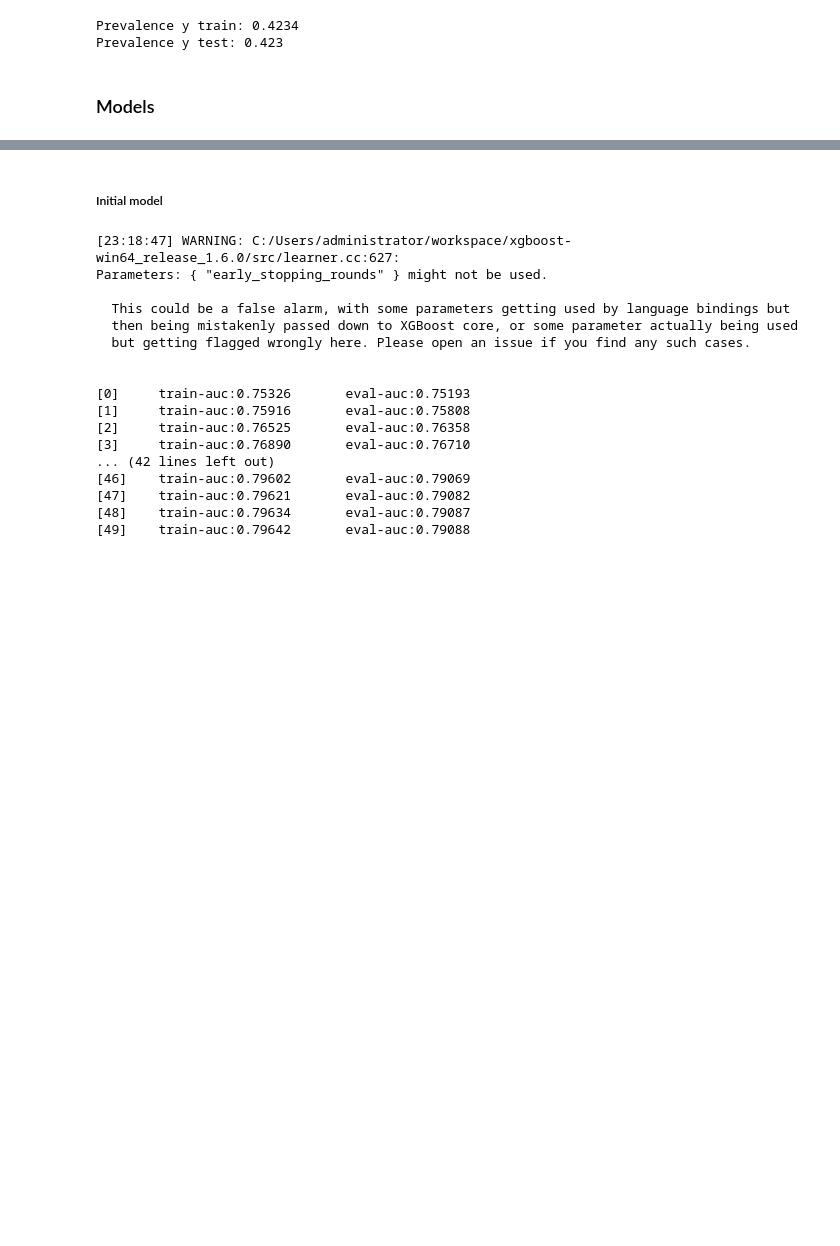
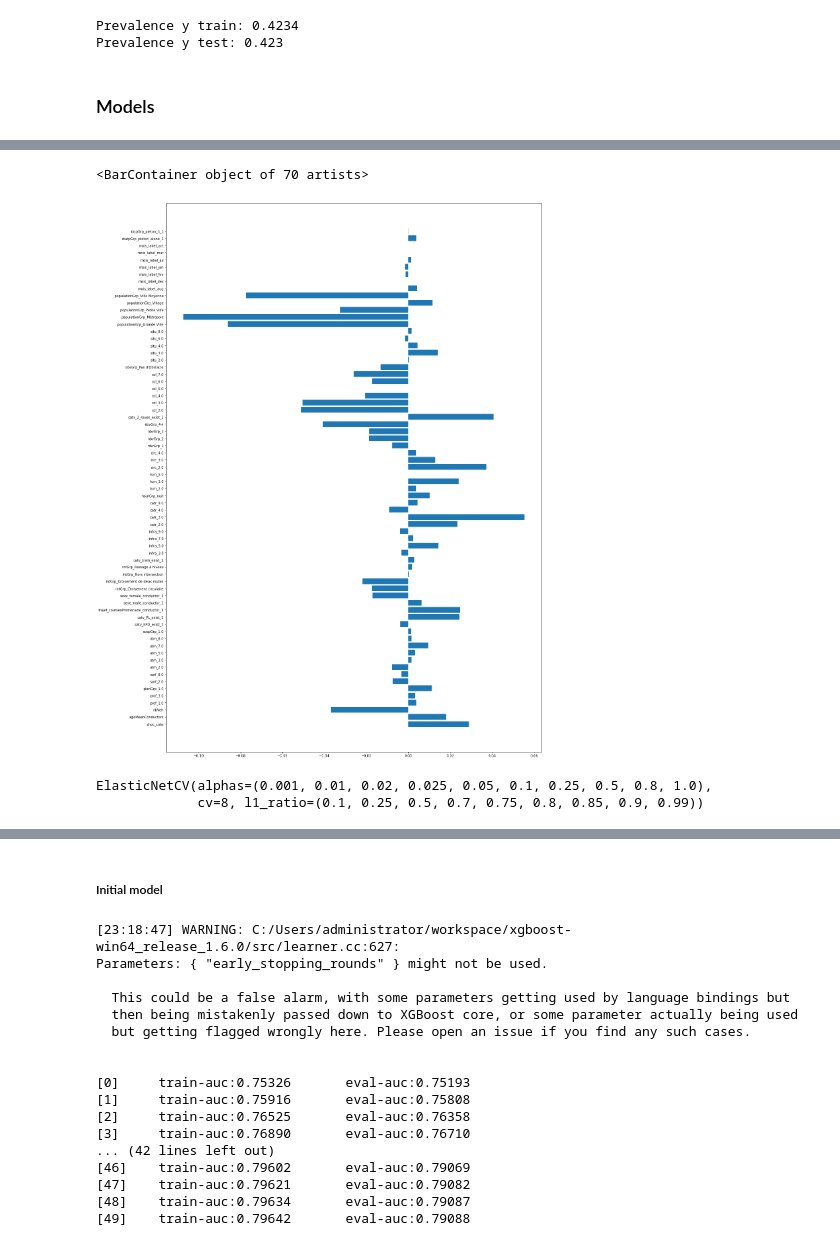
Before and after one commit to YacineHajjiDataScientist/20220814_dsProject, a Jupyter notebook: Tuning.ipynb, the cells around one changed output, grey strips where cells are left out. Drawn from its saved outputs; the diff is of its cells as text; code cells hidden in the pictures; blank space fills up the shorter version.

```diff
--- a/Tuning.ipynb
+++ b/Tuning.ipynb
@@ -91,0 +154,14 @@ Prevalence y test: 0.423
+# %%
+plt.figure(figsize=(20, 30))
+plt.barh(y=X_train.columns, width=lassoregcv.coef_);
+# %% [output]
+<BarContainer object of 70 artists>
+[figure, added]
+# %%
+model_en = ElasticNetCV(cv=8,
+                        l1_ratio=(0.1, 0.25, 0.5, 0.7, 0.75, 0.8, 0.85, 0.9, 0.99),
+                        alphas=(0.001, 0.01, 0.02, 0.025, 0.05, 0.1, 0.25, 0.5, 0.8, 1.0))
+model_en.fit(train_scaled, y_train)
+# %% [output]
+ElasticNetCV(alphas=(0.001, 0.01, 0.02, 0.025, 0.05, 0.1, 0.25, 0.5, 0.8, 1.0),
+             cv=8, l1_ratio=(0.1, 0.25, 0.5, 0.7, 0.75, 0.8, 0.85, 0.9, 0.99))
```
Also changed, not shown: parts of 30 cells of this notebook, 2 other files.
